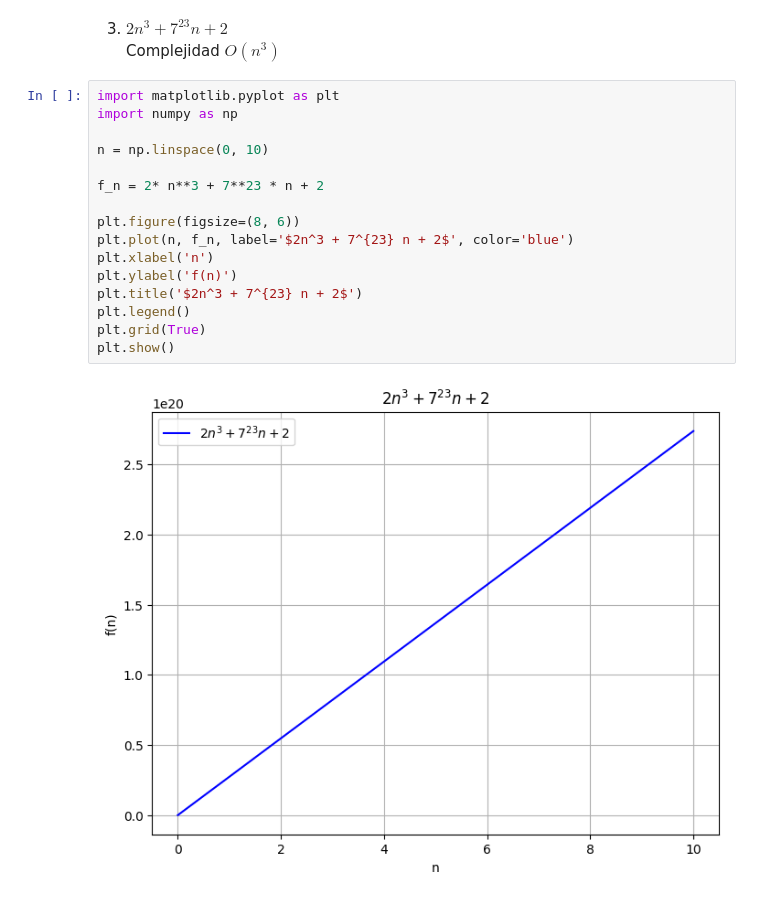
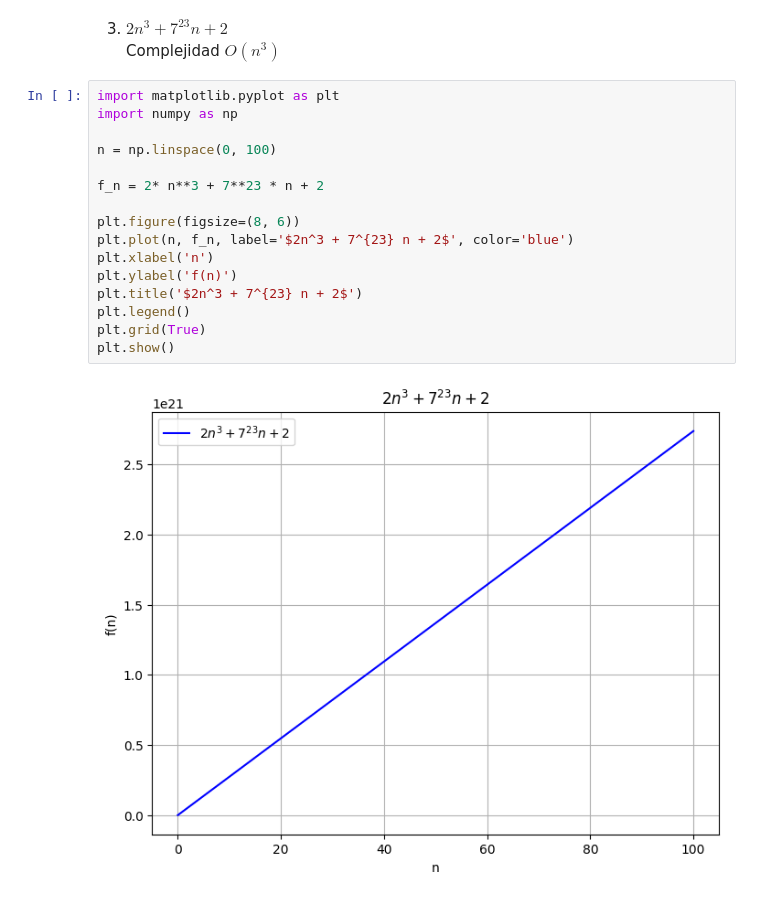
Before and after one commit to DanielBA05/DanielBA05, a Jupyter notebook: Tarea5.ipynb, the cells around one changed output. Cells and saved outputs as stored; diff of their text form.

```diff
--- a/Tarea5.ipynb
+++ b/Tarea5.ipynb
@@ -60,18 +60,18 @@ Complejidad $O(n^3)$
 # %%
 import matplotlib.pyplot as plt
 import numpy as np
 
-n = np.linspace(0, 10)
+n = np.linspace(0, 100)
 
 f_n = 2* n**3 + 7**23 * n + 2
 
 plt.figure(figsize=(8, 6))
 plt.plot(n, f_n, label='$2n^3 + 7^{23} n + 2$', color='blue')
 plt.xlabel('n')
 plt.ylabel('f(n)')
 plt.title('$2n^3 + 7^{23} n + 2$')
 plt.legend()
 plt.grid(True)
 plt.show()
 # %% [output]
-[figure, old version]
+[figure, new version]
```
Also changed, not shown: parts of 15 cells of this notebook.
